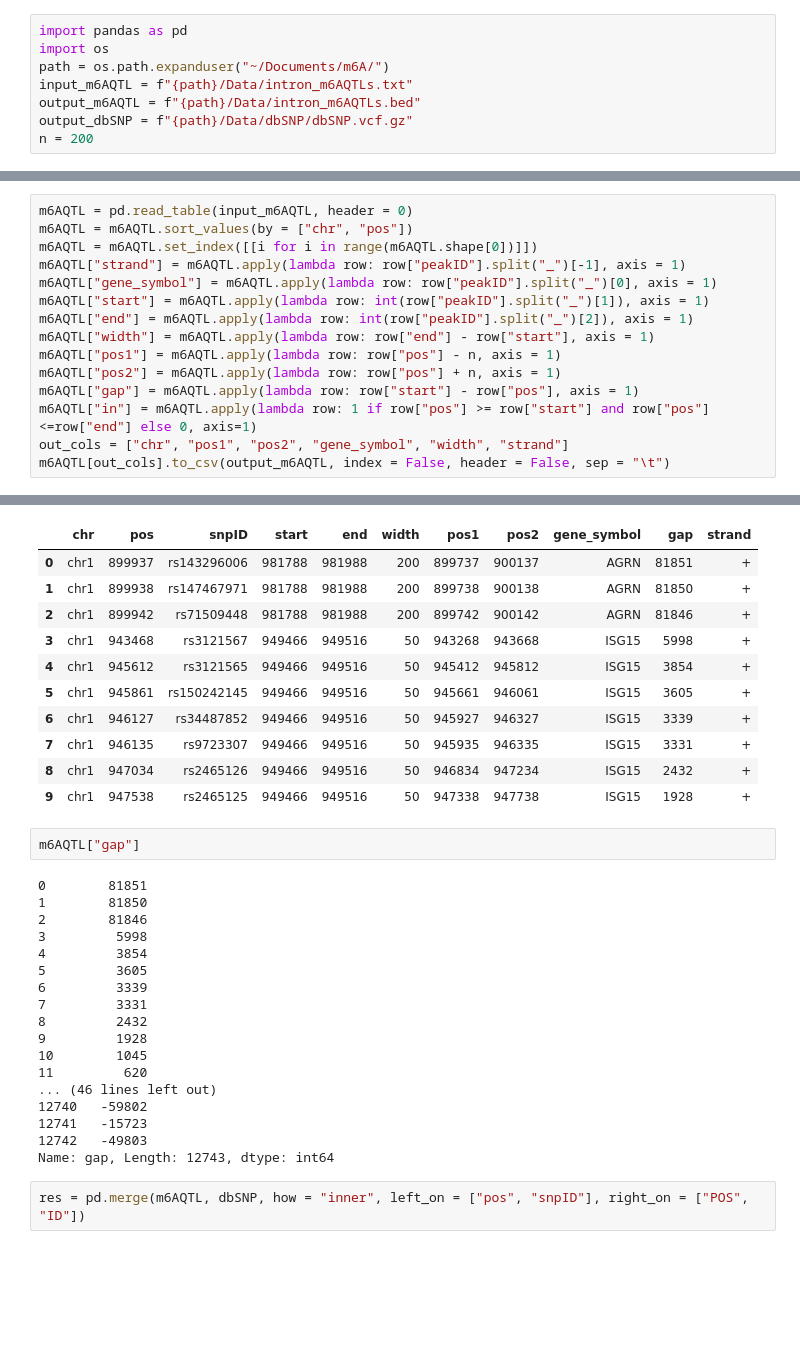
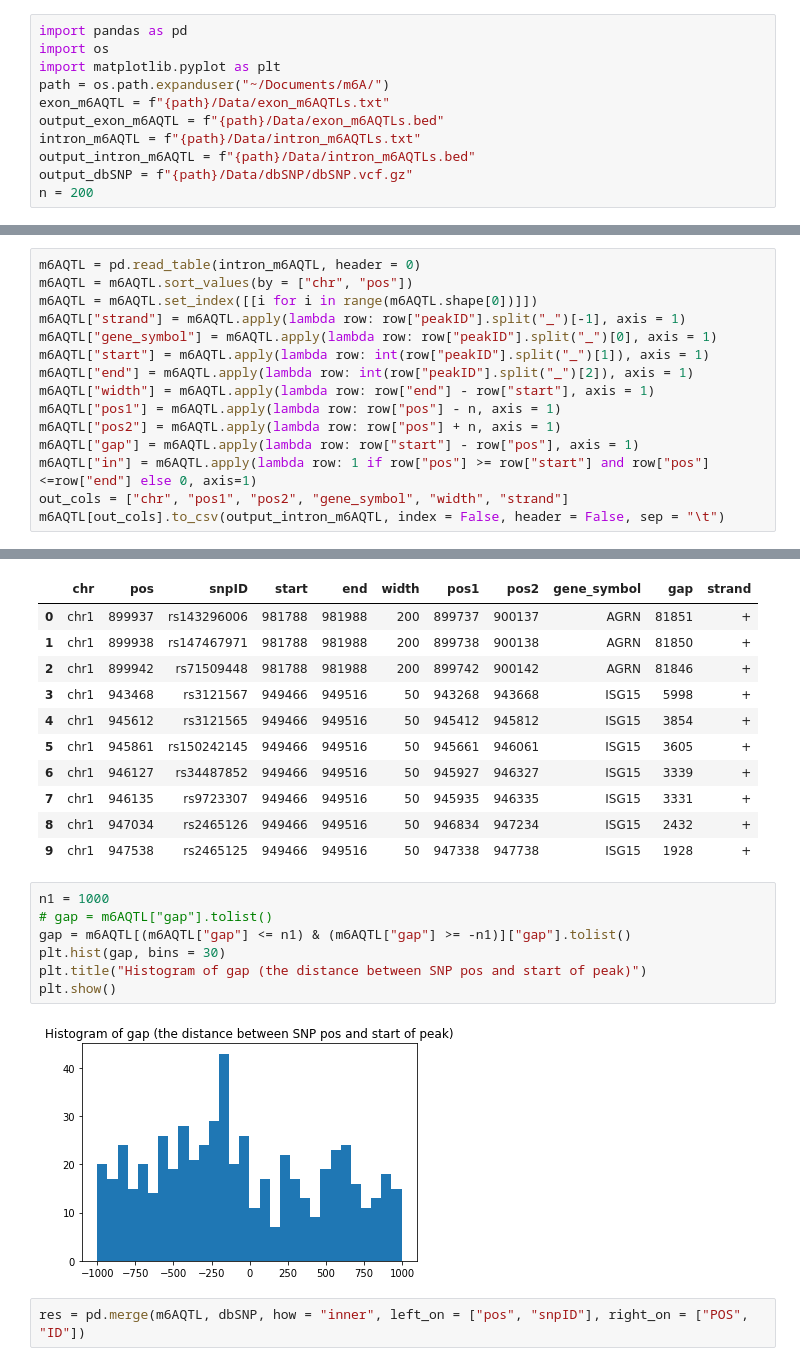
Before and after one commit to xinhe-lab/m6A-ASE, a Jupyter notebook: analysis/20180222_m6A_riboSNitch.ipynb, the cells around one changed output, grey strips where cells are left out. Cells and saved outputs as stored; diff of their text form; blank space fills up the shorter version.

```diff
--- a/analysis/20180222_m6A_riboSNitch.ipynb
+++ b/analysis/20180222_m6A_riboSNitch.ipynb
@@ -1,9 +1,12 @@
 # %%
 import pandas as pd
 import os
+import matplotlib.pyplot as plt
 path = os.path.expanduser("~/Documents/m6A/")
-input_m6AQTL = f"{path}/Data/intron_m6AQTLs.txt"
-output_m6AQTL = f"{path}/Data/intron_m6AQTLs.bed"
+exon_m6AQTL = f"{path}/Data/exon_m6AQTLs.txt"
+output_exon_m6AQTL = f"{path}/Data/exon_m6AQTLs.bed"
+intron_m6AQTL = f"{path}/Data/intron_m6AQTLs.txt"
+output_intron_m6AQTL = f"{path}/Data/intron_m6AQTLs.bed"
 output_dbSNP = f"{path}/Data/dbSNP/dbSNP.vcf.gz"
 n = 200
 # %% [markdown]
@@ -17,7 +20,7 @@ n = 200
 1. sort by chromosome and pos
 2. plus and minus 200 for each pos
 # %%
-m6AQTL = pd.read_table(input_m6AQTL, header = 0)
+m6AQTL = pd.read_table(intron_m6AQTL, header = 0)
 m6AQTL = m6AQTL.sort_values(by = ["chr", "pos"])
 m6AQTL = m6AQTL.set_index([[i for i in range(m6AQTL.shape[0])]])
 m6AQTL["strand"] = m6AQTL.apply(lambda row: row["peakID"].split("_")[-1], axis = 1)
@@ -30,7 +33,7 @@ m6AQTL["pos2"] = m6AQTL.apply(lambda row: row["pos"] + n, axis = 1)
 m6AQTL["gap"] = m6AQTL.apply(lambda row: row["start"] - row["pos"], axis = 1)
 m6AQTL["in"] = m6AQTL.apply(lambda row: 1 if row["pos"] >= row["start"] and row["pos"] <=row["end"] else 0, axis=1)
 out_cols = ["chr", "pos1", "pos2", "gene_symbol", "width", "strand"]
-m6AQTL[out_cols].to_csv(output_m6AQTL, index = False, header = False, sep = "\t")
+m6AQTL[out_cols].to_csv(output_intron_m6AQTL, index = False, header = False, sep = "\t")
 # %%
 dbSNP = pd.read_table(output_dbSNP, compression = "gzip", header = 0, sep = "\t", low_memory = False)
 # %%
@@ -61,26 +59,15 @@ m6AQTL[["chr", "pos", "snpID", "start", "end", "width", "pos1", "pos2", "gene_sy
 | 7 | chr1 | 946135 | rs9723307 | 949466 | 949516 | 50 | 945935 | 946335 | ISG15 | 3331 | + |
 | 8 | chr1 | 947034 | rs2465126 | 949466 | 949516 | 50 | 946834 | 947234 | ISG15 | 2432 | + |
 | 9 | chr1 | 947538 | rs2465125 | 949466 | 949516 | 50 | 947338 | 947738 | ISG15 | 1928 | + |
-# %%
-m6AQTL["gap"]
-# %% [output]
-0        81851
-1        81850
-2        81846
-3         5998
-4         3854
-5         3605
-6         3339
-7         3331
-8         2432
-9         1928
-10        1045
-11         620
-... (46 lines left out)
-12740   -59802
-12741   -15723
-12742   -49803
-Name: gap, Length: 12743, dtype: int64
+# %%
+n1 = 1000
+# gap = m6AQTL["gap"].tolist()
+gap = m6AQTL[(m6AQTL["gap"] <= n1) & (m6AQTL["gap"] >= -n1)]["gap"].tolist()
+plt.hist(gap, bins = 30)
+plt.title("Histogram of gap (the distance between SNP pos and start of peak)")
+plt.show()
+# %% [output]
+[figure, added]
 # %%
 res = pd.merge(m6AQTL, dbSNP, how = "inner", left_on = ["pos", "snpID"], right_on = ["POS", "ID"])
 # %%
```
Also changed, not shown: parts of 5 cells of this notebook, 1 other file.
